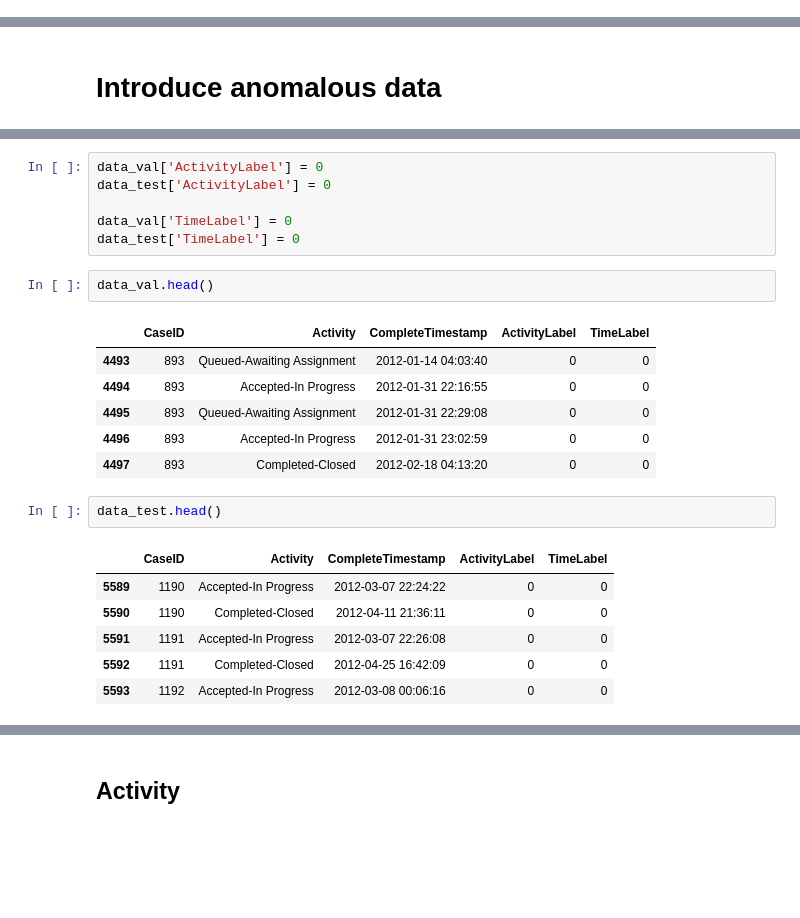
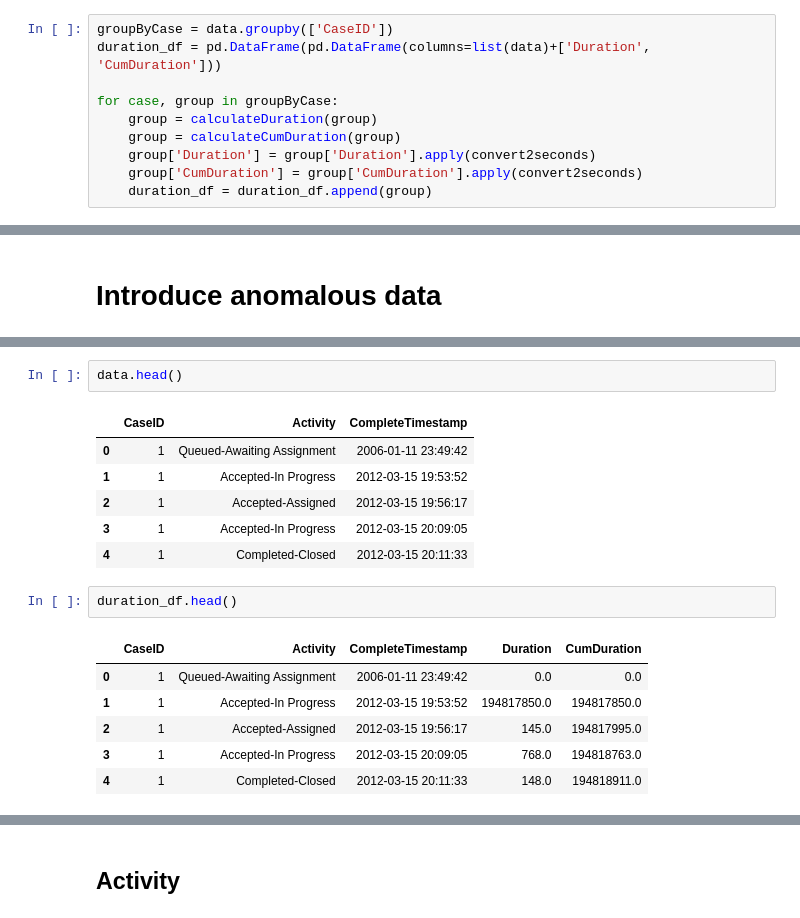
Before and after one commit to hoangnguyen3892/multivariate-anomaly-detection-for-event-logs, a Jupyter notebook: data_preprocessing/data_preparation.ipynb, the cells around one changed output, grey strips where cells are left out. Cells and saved outputs as stored; diff of their text form; blank space fills up the shorter version.

```diff
--- a/data_preprocessing/data_preparation.ipynb
+++ b/data_preprocessing/data_preparation.ipynb
@@ -95,0 +66,10 @@ test_row_num = data_test.shape[0]
+# %%
+groupByCase = data.groupby(['CaseID'])
+duration_df = pd.DataFrame(pd.DataFrame(columns=list(data)+['Duration', 'CumDuration']))
+
+for case, group in groupByCase:
+    group = calculateDuration(group)
+    group = calculateCumDuration(group)
+    group['Duration'] = group['Duration'].apply(convert2seconds)
+    group['CumDuration'] = group['CumDuration'].apply(convert2seconds)
+    duration_df = duration_df.append(group)
@@ -126,24 +151,18 @@ Number of anomalous time in test set: 54
-# %%
-data_val['ActivityLabel'] = 0
-data_test['ActivityLabel'] = 0
-
-data_val['TimeLabel'] = 0
-data_test['TimeLabel'] = 0
 # %%
-data_val.head()
+data.head()
 # %% [output]
-|  | CaseID | Activity | CompleteTimestamp | ActivityLabel | TimeLabel |
-| 4493 | 893 | Queued-Awaiting Assignment | 2012-01-14 04:03:40 | 0 | 0 |
-| 4494 | 893 | Accepted-In Progress | 2012-01-31 22:16:55 | 0 | 0 |
-| 4495 | 893 | Queued-Awaiting Assignment | 2012-01-31 22:29:08 | 0 | 0 |
-| 4496 | 893 | Accepted-In Progress | 2012-01-31 23:02:59 | 0 | 0 |
-| 4497 | 893 | Completed-Closed | 2012-02-18 04:13:20 | 0 | 0 |
+|  | CaseID | Activity | CompleteTimestamp |
+| 0 | 1 | Queued-Awaiting Assignment | 2006-01-11 23:49:42 |
+| 1 | 1 | Accepted-In Progress | 2012-03-15 19:53:52 |
+| 2 | 1 | Accepted-Assigned | 2012-03-15 19:56:17 |
+| 3 | 1 | Accepted-In Progress | 2012-03-15 20:09:05 |
+| 4 | 1 | Completed-Closed | 2012-03-15 20:11:33 |
 # %%
-data_test.head()
+duration_df.head()
 # %% [output]
-|  | CaseID | Activity | CompleteTimestamp | ActivityLabel | TimeLabel |
-| 5589 | 1190 | Accepted-In Progress | 2012-03-07 22:24:22 | 0 | 0 |
-| 5590 | 1190 | Completed-Closed | 2012-04-11 21:36:11 | 0 | 0 |
-| 5591 | 1191 | Accepted-In Progress | 2012-03-07 22:26:08 | 0 | 0 |
-| 5592 | 1191 | Completed-Closed | 2012-04-25 16:42:09 | 0 | 0 |
-| 5593 | 1192 | Accepted-In Progress | 2012-03-08 00:06:16 | 0 | 0 |
+|  | CaseID | Activity | CompleteTimestamp | Duration | CumDuration |
+| 0 | 1 | Queued-Awaiting Assignment | 2006-01-11 23:49:42 | 0.0 | 0.0 |
+| 1 | 1 | Accepted-In Progress | 2012-03-15 19:53:52 | 194817850.0 | 194817850.0 |
+| 2 | 1 | Accepted-Assigned | 2012-03-15 19:56:17 | 145.0 | 194817995.0 |
+| 3 | 1 | Accepted-In Progress | 2012-03-15 20:09:05 | 768.0 | 194818763.0 |
+| 4 | 1 | Completed-Closed | 2012-03-15 20:11:33 | 148.0 | 194818911.0 |
```
Also changed, not shown: parts of 93 cells of this notebook, 4 other files.
